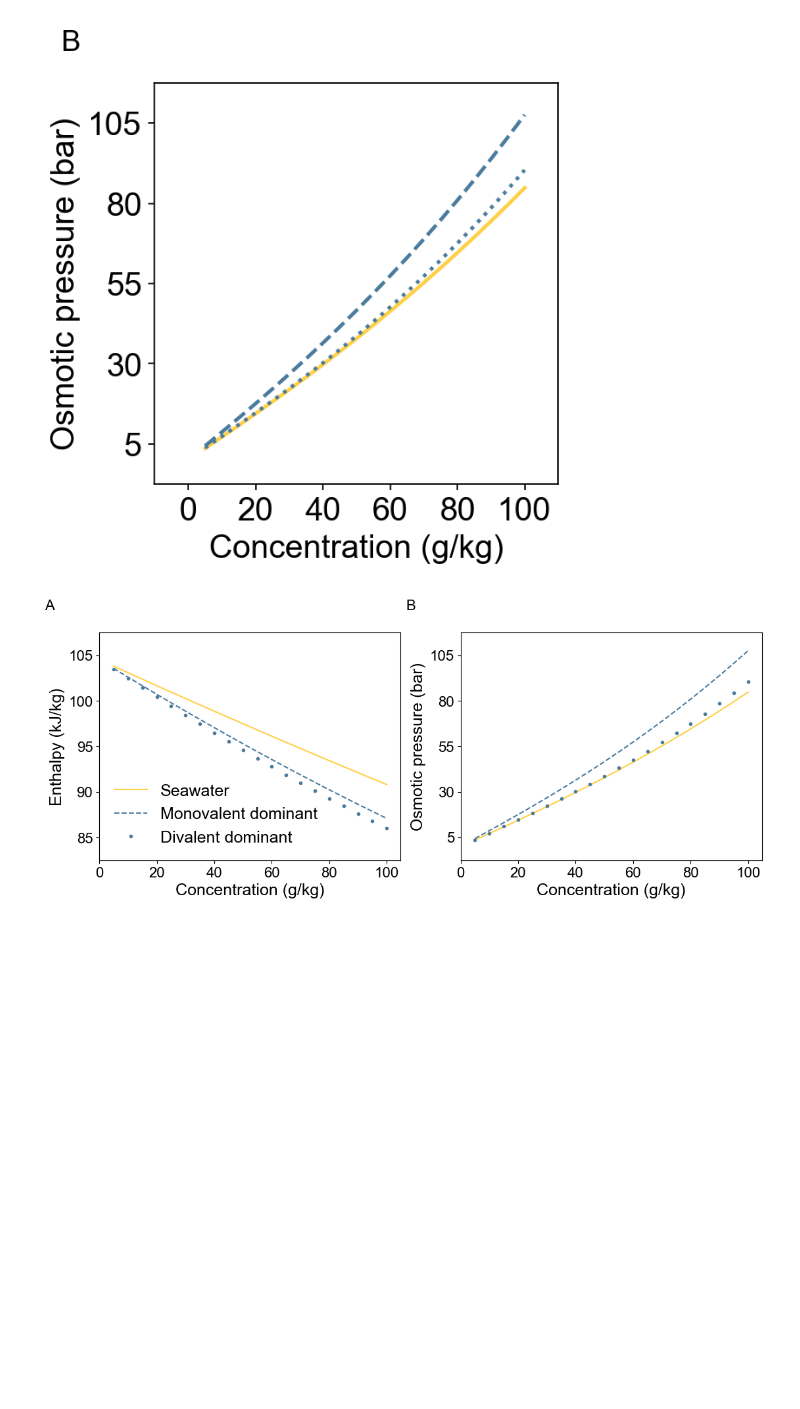
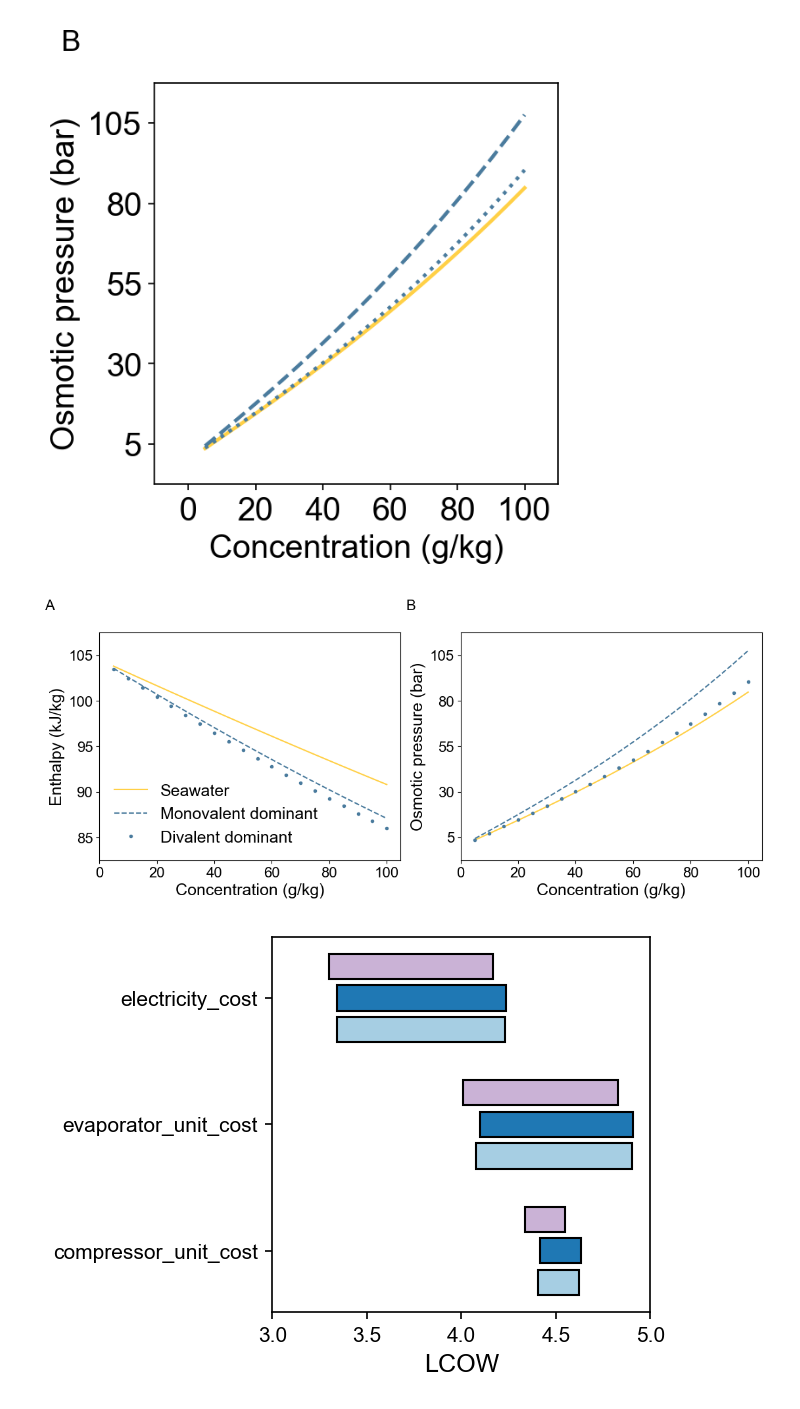
Before and after one commit to savannahsakhai/watertap, a Jupyter notebook: watertap/flowsheets/property_analysis/prop_plots/plotting.ipynb, the cells around one changed output. Saved outputs shown, nothing was run; the diff lists cells and outputs as text; code cells hidden in the pictures; blank space fills up the shorter version.

Commit message:
updates to plots and sensitivity

```diff
--- a/watertap/flowsheets/property_analysis/prop_plots/plotting.ipynb
+++ b/watertap/flowsheets/property_analysis/prop_plots/plotting.ipynb
@@ -202,0 +215,95 @@ fig.savefig("Mono_Di_Enth_Osm_P",bbox_inches="tight",dpi=600)
+# %%
+color_list = [
+                "#a6cee3",
+                "#1f78b4",
+                "#b2df8a",
+                "#33a02c",
+                "#fb9a99",
+                "#e31a1c",
+                "#fdbf6f",
+                "#ff7f00",
+                "#cab2d6",
+                "#6a3d9a",
+                "#ffff99",
+                "#b15928",
+            ]
+
+light = color_list[0]
+mid_light = color_list[2]
+mid_dark = color_list[1]
+dark = color_list[3]
+# %%
+# Original parameter names and grouping labels
+parameters = ["electricity_cost","evaporator_unit_cost","compressor_unit_cost"]
+n_subbars = 3
+
+# Sample data for LCOW_low and LCOW_high (the reordered values should match your data)
+LCOW_low = [s1["LCOW"][0], s2["LCOW"][0], s3["LCOW"][0],
+            s4["LCOW"][0], s5["LCOW"][0], s6["LCOW"][0],
+            s7["LCOW"][0], s8["LCOW"][0], s9["LCOW"][0],
+            ]
+
+LCOW_high = [s1["LCOW"][1], s2["LCOW"][1], s3["LCOW"][1],
+             s4["LCOW"][1], s5["LCOW"][1], s6["LCOW"][1],
+             s7["LCOW"][1], s8["LCOW"][1], s9["LCOW"][1],
+             ]
+
+# New ordered indices based on the new parameter order
+indices_order = [0, 3, 6,
+                 1, 4, 7,
+                 2, 5, 8]
+
+# Reorder LCOW_low and LCOW_high based on the new indices
+# parameters_new = [parameters[i] for i in indices_order]
+LCOW_low = [LCOW_low[i] for i in indices_order]
+LCOW_high = [LCOW_high[i] for i in indices_order]
+
+base_y_pos = np.arange(len(parameters))
+y_pos = []
+offset = [-0.25, 0, 0.25]
+
+for y in base_y_pos:
+    for o in offset:
+        y_pos.append(y + o)
+
+fig = figureGenerator()
+fig.init_figure()
+
+light = color_list[0]
+mid_light = color_list[1]
+dark = color_list[8]
+# econ =  color_list[2]
+# econ2 =  color_list[3]
+color = [dark, mid_light, light,
+         dark, mid_light, light,
+         dark, mid_light, light,
+]
+
+# y_pos = np.arange(len(parameters))
+
+width = []
+bottom = []
+for low, high in zip(LCOW_low, LCOW_high):
+    width.append(abs(high - low))
+    bottom.append(min(low, high))
+
+# Loop over each parameter to plot individual bars with unique labels
+for y, w, b, c in zip(y_pos, width, bottom, color):
+    fig.plot_bar(
+        [y],  # single y position
+        [w],  # single width
+        bottom=[b],  # single bottom position
+        width=0.2,
+        vertical=False,
+        color=c,
+    )
+
+# Additional plot settings
+plt.yticks(base_y_pos, parameters)
+plt.xlim(3,5)
+plt.xlabel('LCOW')
+plt.gca().invert_yaxis()
+
+plt.savefig("MVC_sensitivity", dpi=600, bbox_inches='tight')
+# %% [output]
+[figure, added]
```
Also changed, not shown: parts of 3 cells of this notebook, 39 other files.
